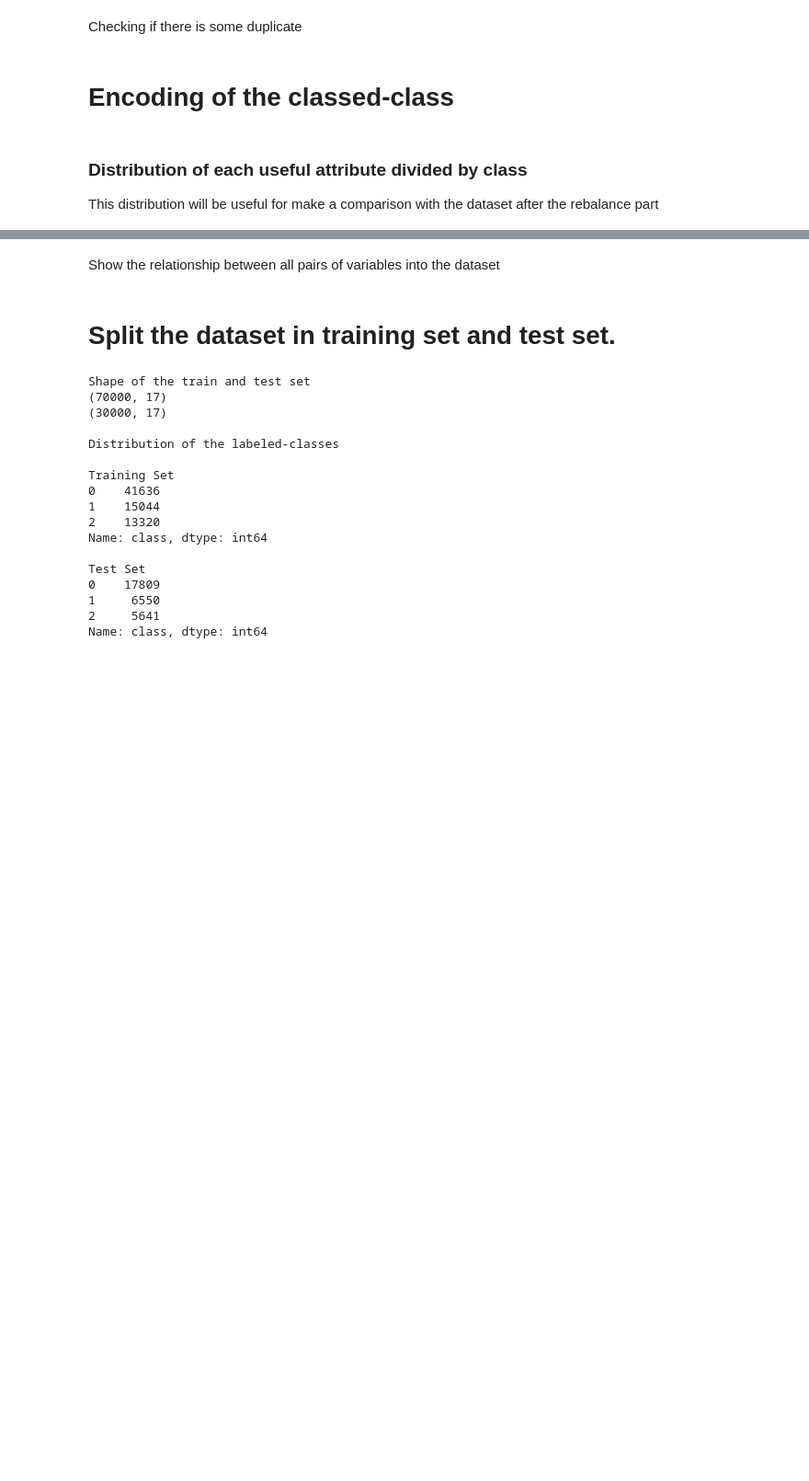
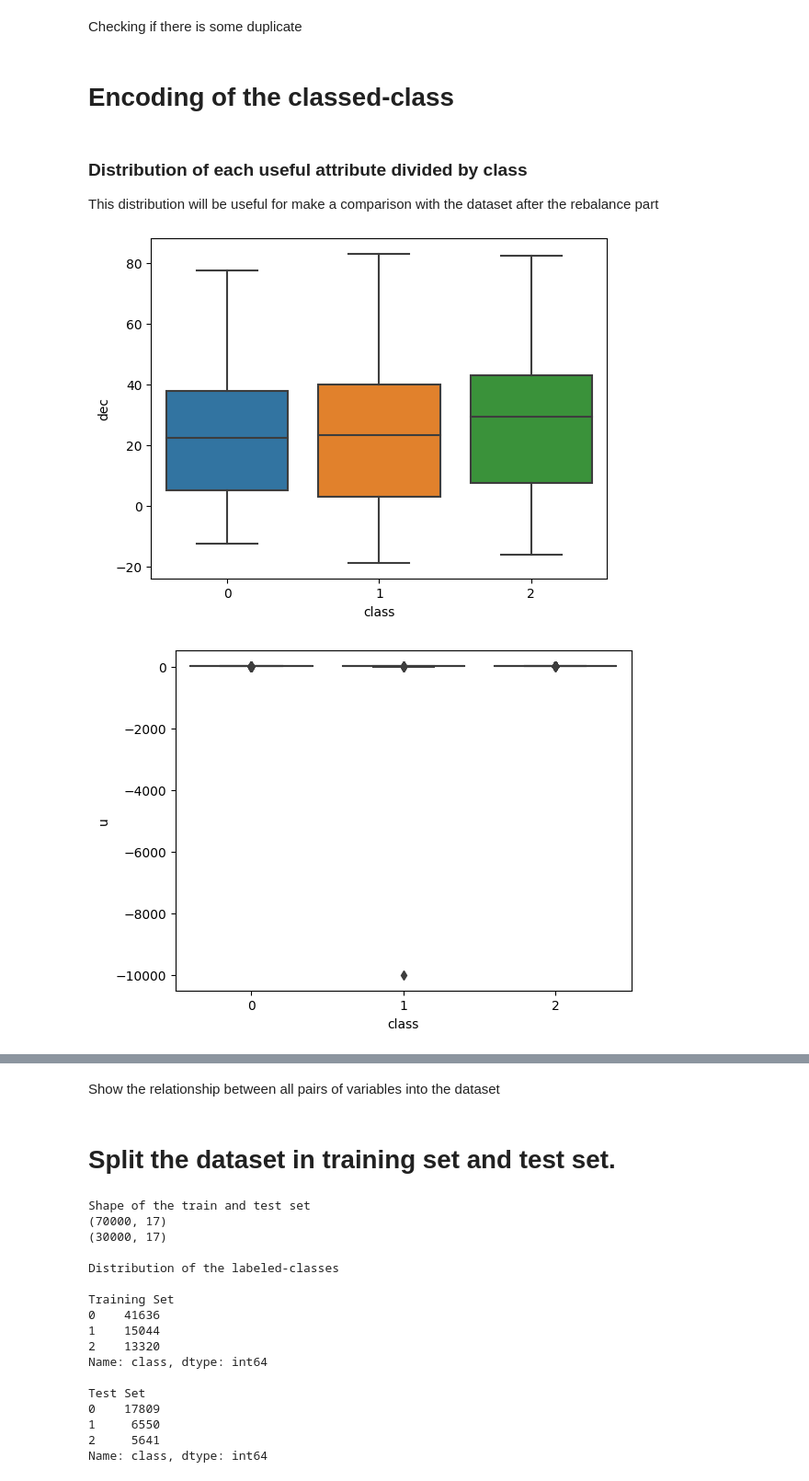
Before and after one commit to gabrielemarino-gm/StellarClassificator, a Jupyter notebook: project.ipynb, the cells around one changed output, grey strips where cells are left out. Shown at 92% size. Cells and saved outputs as stored; diff of their text form; code cells hidden in the pictures; blank space fills up the shorter version.

```diff
--- a/project.ipynb
+++ b/project.ipynb
@@ -104,6 +104,11 @@ for att in dfStars.drop(['objid','ra','run','rerun','camcol','field','fiberid',
     plt.show()
 dfStars.drop(['last'], axis=1, inplace=True)
 # %%
+dfStars['last'] = 0
 for att in dfStars.drop(['objid', 'ra', 'run','rerun','camcol','field','fiberid', 'class'], axis = 1).columns[:-1]:
     sns.boxplot(x='class', y=att, data=dfStars)
     plt.show()
+dfStars.drop(['last'], axis=1, inplace=True)
+# %% [output]
+[figure, added]
+[figure, added]
```
Also changed, not shown: parts of 49 cells of this notebook, 2 other files.
